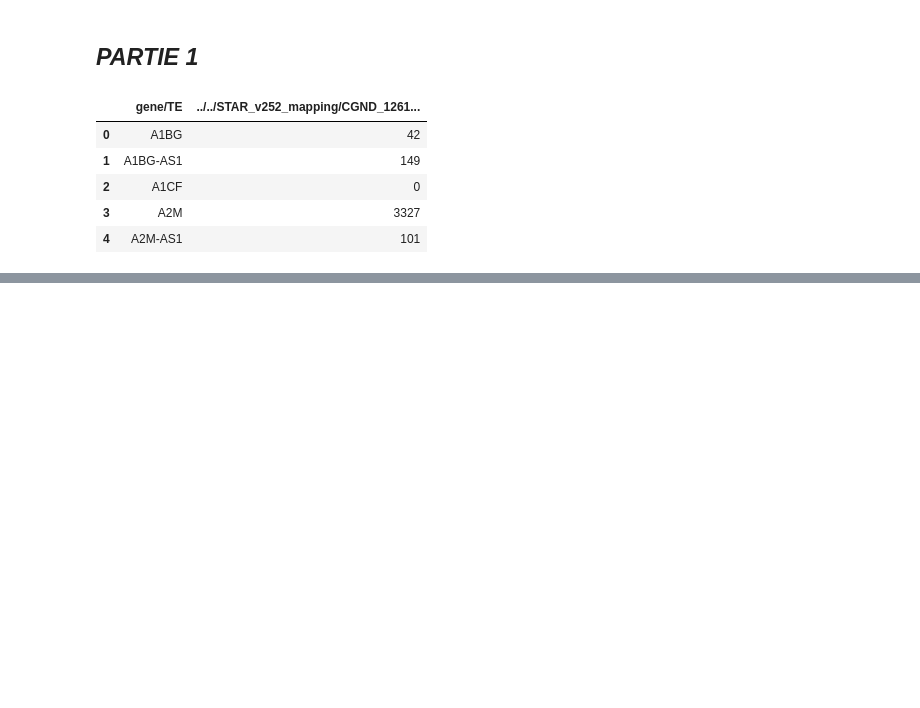
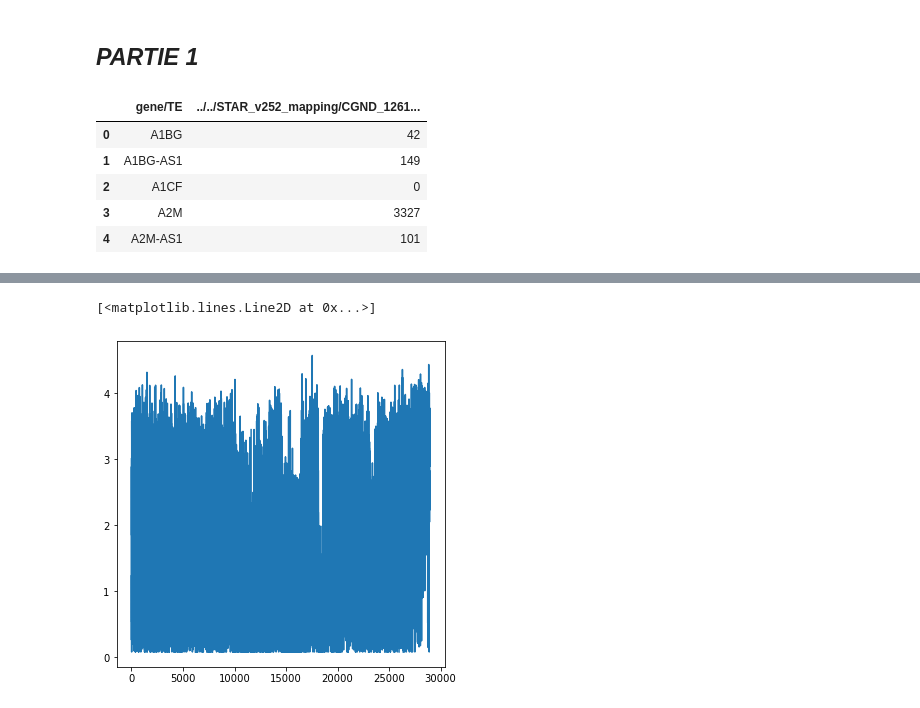
Before and after one commit to SamSamV/Bio-info, a Jupyter notebook: main.ipynb, the cells around one changed output, grey strips where cells are left out. Drawn from its saved outputs; the diff is of its cells as text; code cells hidden in the pictures; blank space fills up the shorter version.

```diff
--- a/main.ipynb
+++ b/main.ipynb
@@ -123,0 +234,10 @@ print(df)
+# %%
+CV = data_matrix.mean()/data_matrix.std()
+# %%
+val = dict(CV).values()
+plt.subplots(figsize=(20, 6))
+plt.subplot(1,3,1)
+plt.plot(val)
+# %% [output]
+[<matplotlib.lines.Line2D at 0x...>]
+[figure, added]
```
Also changed, not shown: parts of 13 cells of this notebook.
